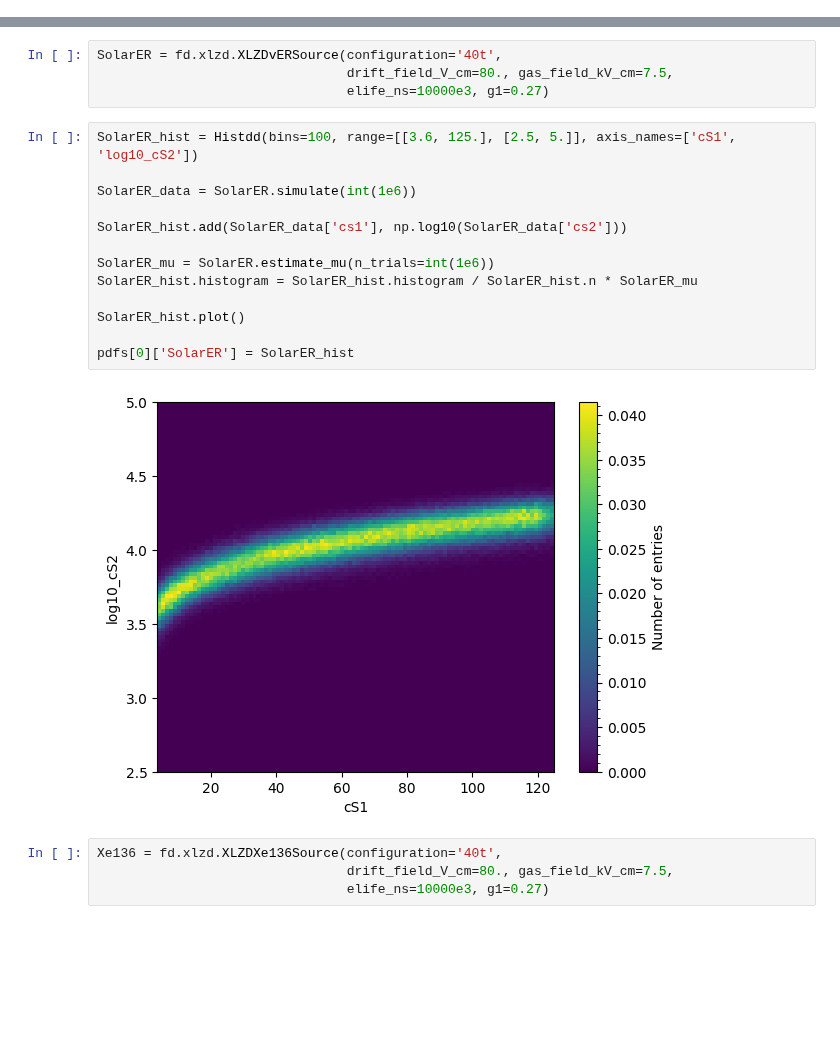
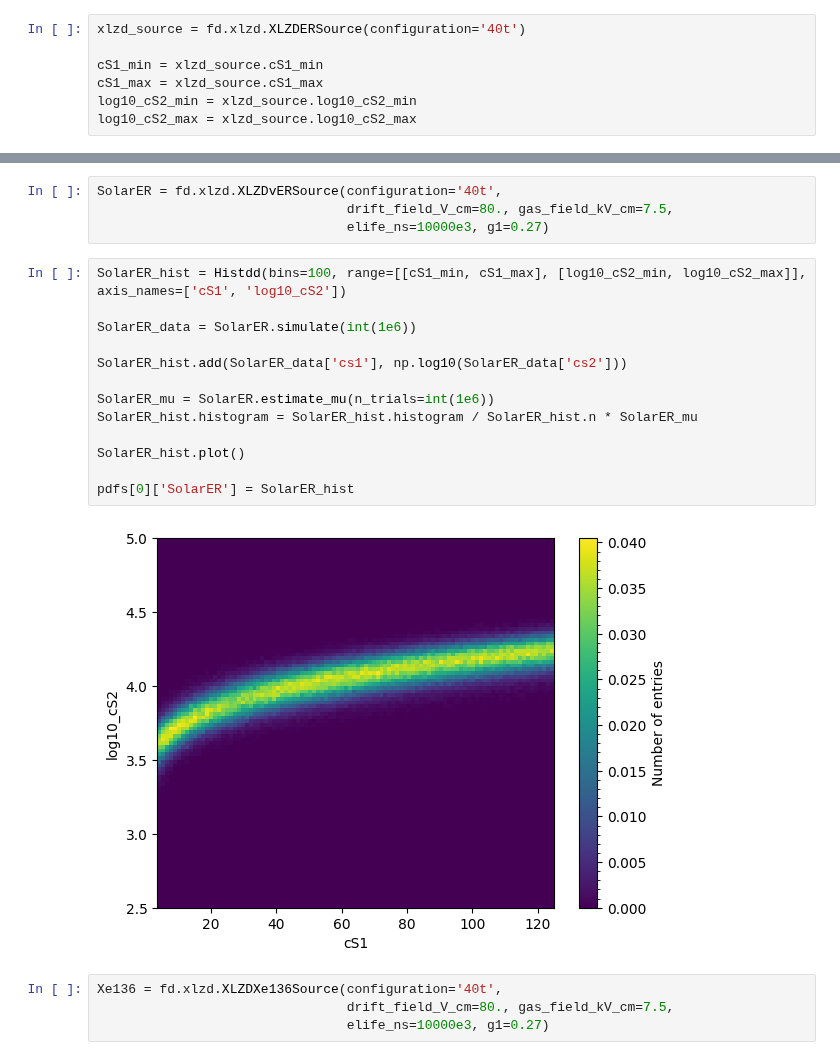
Before and after one commit to robertsjames/FlameFitSimple, a Jupyter notebook: analyses/wimp_sensitivity/XLZD_generate_templates.ipynb, the cells around one changed output, grey strips where cells are left out. Cells and saved outputs as stored; diff of their text form; blank space fills up the shorter version.

Commit message:
Read template ROI from detector config file.

```diff
--- a/analyses/wimp_sensitivity/XLZD_generate_templates.ipynb
+++ b/analyses/wimp_sensitivity/XLZD_generate_templates.ipynb
@@ -22,3 +15,10 @@ pdfs = [dict(), dict()]
+# %%
+xlzd_source = fd.xlzd.XLZDERSource(configuration='40t')
+
+cS1_min = xlzd_source.cS1_min
+cS1_max = xlzd_source.cS1_max
+log10_cS2_min = xlzd_source.log10_cS2_min
+log10_cS2_max = xlzd_source.log10_cS2_max
 # %% [markdown]
 ## Background sources
 # %%
@@ -26,20 +26,20 @@ SolarER = fd.xlzd.XLZDvERSource(configuration='40t',
                                 drift_field_V_cm=80., gas_field_kV_cm=7.5,
                                 elife_ns=10000e3, g1=0.27)
 # %%
-SolarER_hist = Histdd(bins=100, range=[[3.6, 125.], [2.5, 5.]], axis_names=['cS1', 'log10_cS2'])
+SolarER_hist = Histdd(bins=100, range=[[cS1_min, cS1_max], [log10_cS2_min, log10_cS2_max]], axis_names=['cS1', 'log10_cS2'])
 
 SolarER_data = SolarER.simulate(int(1e6))
 
 SolarER_hist.add(SolarER_data['cs1'], np.log10(SolarER_data['cs2']))
 
 SolarER_mu = SolarER.estimate_mu(n_trials=int(1e6))
 SolarER_hist.histogram = SolarER_hist.histogram / SolarER_hist.n * SolarER_mu
 
 SolarER_hist.plot()
 
 pdfs[0]['SolarER'] = SolarER_hist
 # %% [output]
-[figure, old version]
+[figure, new version]
 # %%
 Xe136 = fd.xlzd.XLZDXe136Source(configuration='40t',
                                 drift_field_V_cm=80., gas_field_kV_cm=7.5,
```
Also changed, not shown: parts of 8 cells of this notebook.
